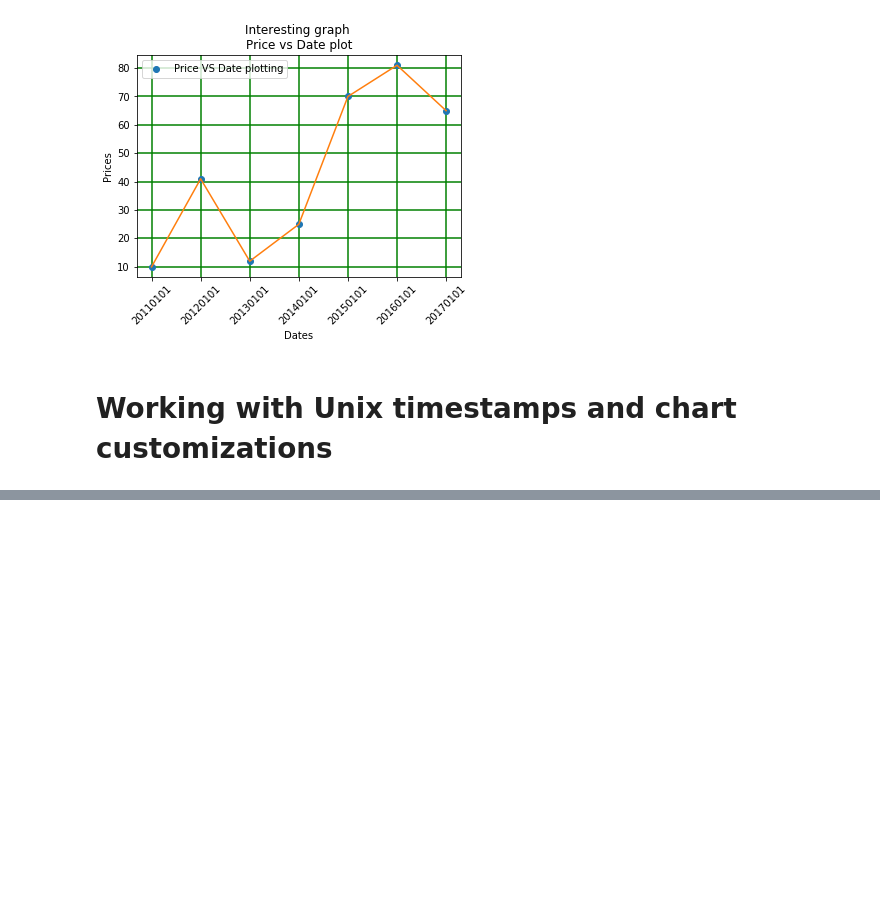
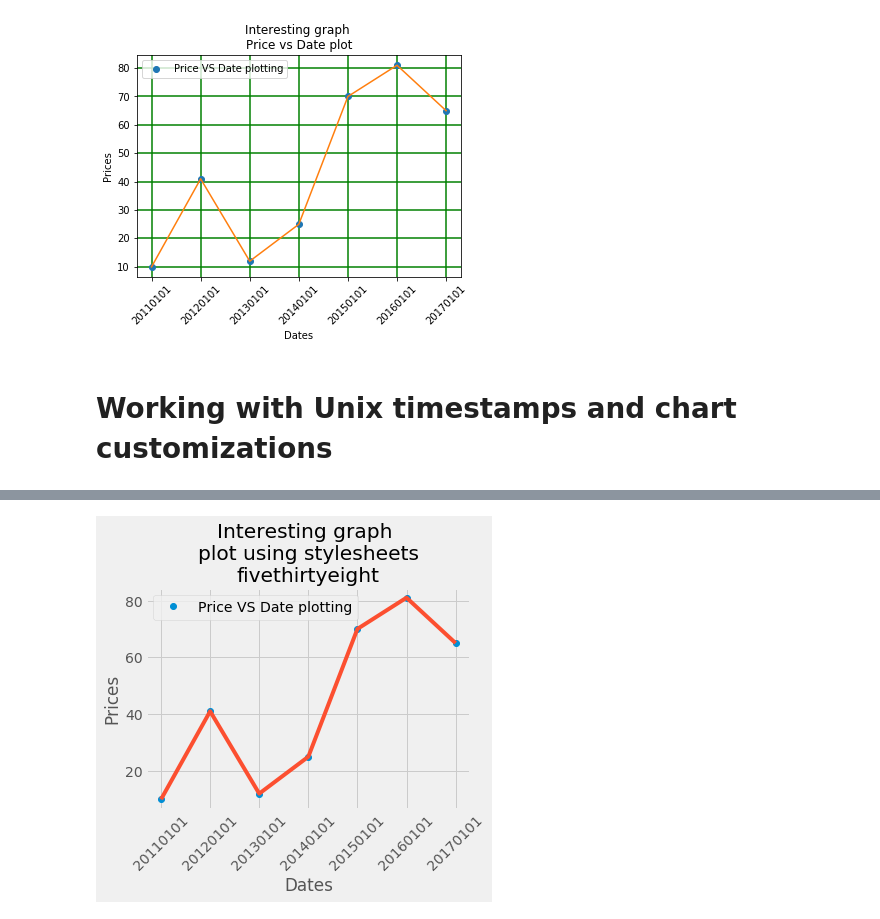
Before and after one commit to timamirrockdude/Python, a Jupyter notebook: Matplotlib_learning_guide.ipynb, the cells around one changed output, grey strips where cells are left out. Saved outputs shown, nothing was run; the diff lists cells and outputs as text; code cells hidden in the pictures; blank space fills up the shorter version.

```diff
--- a/Matplotlib_learning_guide.ipynb
+++ b/Matplotlib_learning_guide.ipynb
@@ -440,0 +455,99 @@ ax1.set_yticks([0,25,50,75])
+# %%
+from matplotlib import style
+
+#using stylesheet
+#style.use('ggplot')
+style.use('fivethirtyeight')
+
+#input data sets
+price=[10,41, 12, 25, 70, 81, 65]
+dates=['20110101','20120101','20130101','20140101',
+       '20150101','20160101','20170101']
+
+#capturing elements
+fig=plt.figure()
+ax1=plt.subplot2grid((1,1),(0,0))
+
+#plotting date graph (plot_dates to plot dates, and plot to plot a line graph)
+ax1.plot_date(dates, price, label="Price VS Date plotting")
+ax1.plot(dates, price)
+
+#setting labels
+plt.xlabel('Dates')
+plt.ylabel('Prices')
+
+#rotating x-axis labels
+for label in ax1.xaxis.get_ticklabels():
+    label.set_rotation(45)
+
+#activating grid
+ax1.grid(True)
+
+#setting a title
+plt.title('Interesting graph \nplot using stylesheets\nfivethirtyeight')
+
+#activating legends
+plt.legend()
+
+#adjusting the graph
+plt.subplots_adjust(left=0.19, bottom=0.18, right=0.94, top=0.95,
+                    wspace=0.2, hspace=0)
+
+#showing the graph
+plt.show()
+
+
+#===================================================================#
+
+# using ggplot
+
+from matplotlib import style
+
+#using stylesheet
+style.use('ggplot')
+#style.use('fivethirtyeight')
+
+#input data sets
+price=[10,41, 12, 25, 70, 81, 65]
+dates=['20110101','20120101','20130101','20140101',
+       '20150101','20160101','20170101']
+
+#capturing elements
+fig=plt.figure()
+ax1=plt.subplot2grid((1,1),(0,0))
+
+#plotting date graph (plot_dates to plot dates, and plot to plot a line graph)
+ax1.plot_date(dates, price, label="Price VS Date plotting")
+ax1.plot(dates, price)
+
+#setting labels
+plt.xlabel('Dates')
+plt.ylabel('Prices')
+
+#rotating x-axis labels
+for label in ax1.xaxis.get_ticklabels():
+    label.set_rotation(45)
+
+#activating grid
+ax1.grid(True)
+
+#setting a title
+plt.title('Interesting graph \nplot using stylesheets\nggplot')
+
+#activating legends
+plt.legend()
+
+#adjusting the graph
+plt.subplots_adjust(left=0.19, bottom=0.18, right=0.94, top=0.95,
+                    wspace=0.2, hspace=0)
+
+#showing the graph
+plt.show()
+
+#===================================================================#
+
+# printing all the available styles
+print("Below is the list of all the styles available!\n")
+print(plt.style.available)
+# %% [output]
+[figure, added]
```
Also changed, not shown: parts of 5 cells of this notebook, 2 other files.
